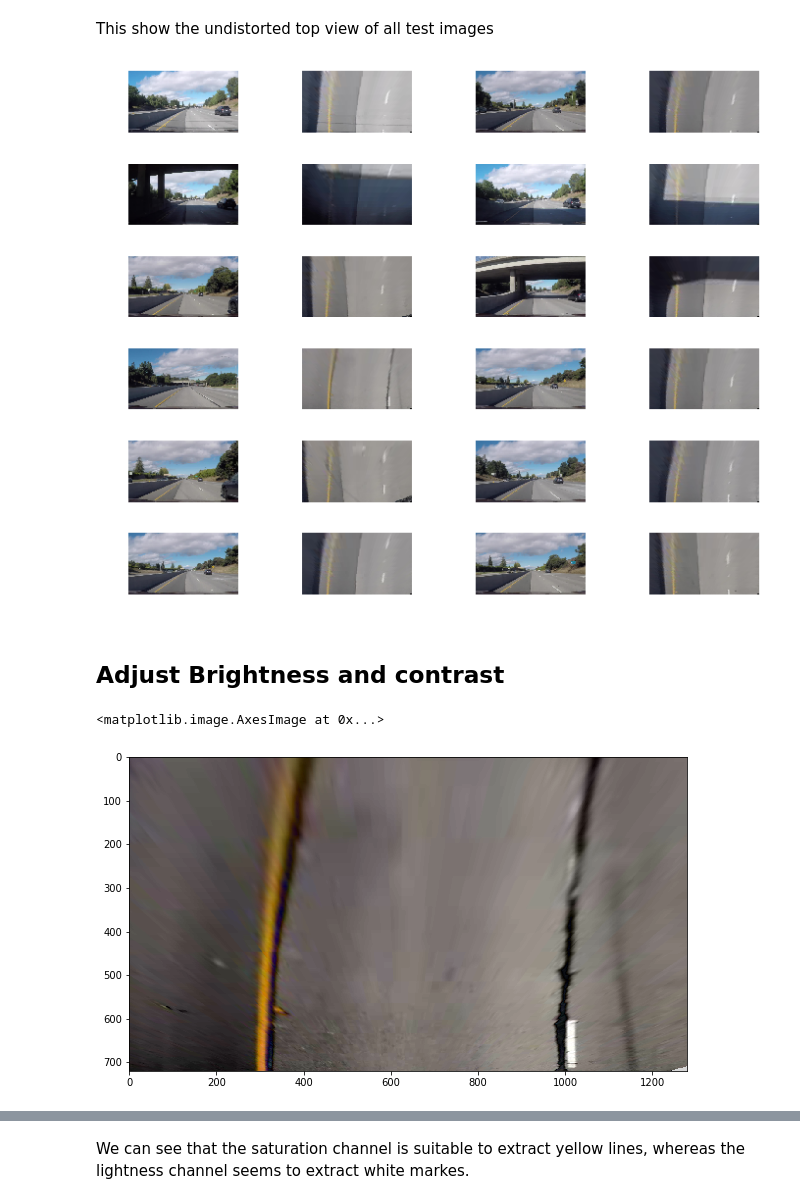
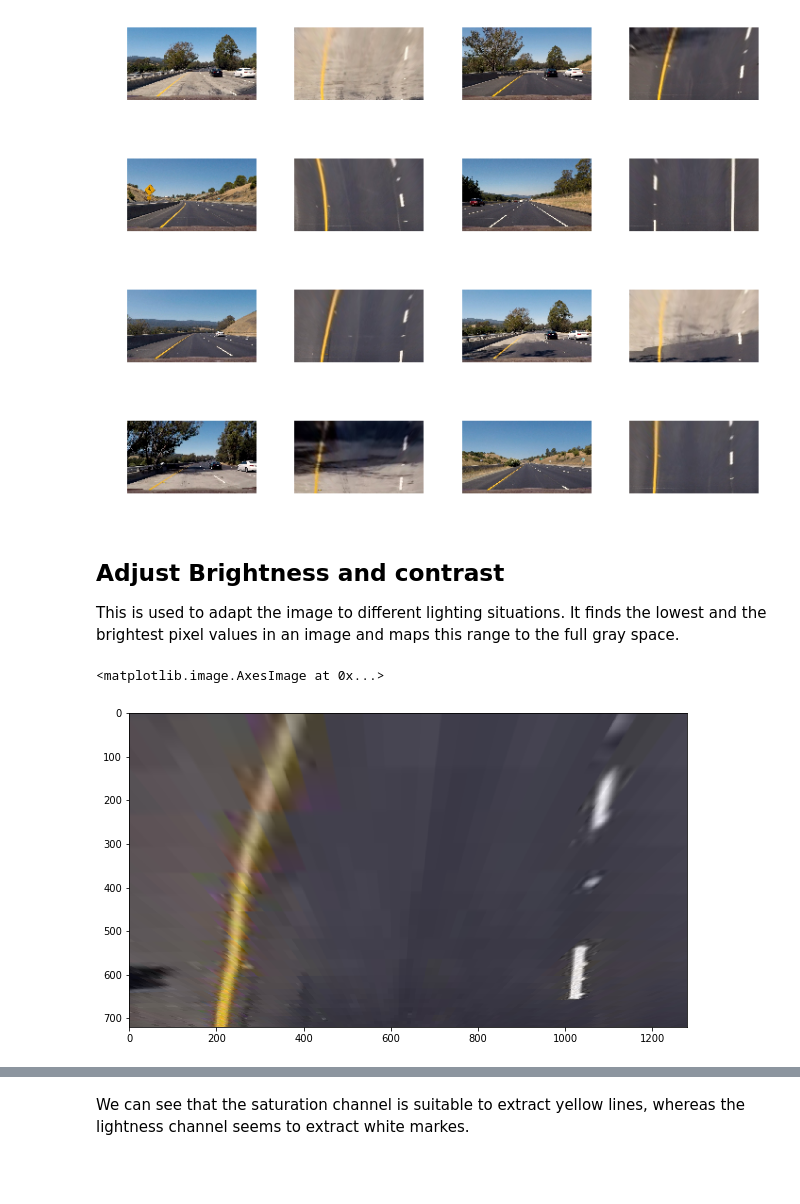
Before and after one commit to mayio/CarND-Advanced-Lane-Lines, a Jupyter notebook: Advanced_Lane_Detection.ipynb, the cells around one changed output, grey strips where cells are left out. Saved outputs shown, nothing was run; the diff lists cells and outputs as text; code cells hidden in the pictures; blank space fills up the shorter version.

Commit message:
Tune Parameters, Improve similarity measure of lane marking candidates

```diff
--- a/Advanced_Lane_Detection.ipynb
+++ b/Advanced_Lane_Detection.ipynb
@@ -61,26 +102,0 @@ This is an orignal image from camera
-# %%
-# read a distorted image
-'''
-
-distorted_image = mpimg.imread('test_images/straight_lines2.jpg')
-distorted_image = mpimg.imread('test_images/project_video/image-027.jpg')
-
-# top left, top right, bottom right, bottom left corners of
-# a straight lane
-# project video
-corners = [[555,475], [733,475], [1009, 647], [311,647]]
-corners = [[571,464], [713,464], [1032, 661], [288,661]]
-margin_horz = 240
-'''
-
-distorted_image = mpimg.imread('test_images/challenge/image-002.jpg')
-
-# top left, top right, bottom right, bottom left corners of
-# a straight lane
-# challenge video
-corners = [[602,484], [730,484], [1022, 674], [340,674]]
-margin_horz = 300
-
-# show the distorted image
-plt.figure(figsize=(plt_img_width,plt_img_height))
-plt.imshow(distorted_image)
@@ -104,39 +105,47 @@ topview_image_height, topview_image_width, topview_image_depth = topview_image.s
-# %% [markdown]
-This show the undistorted top view of all test images
 # %%
-#test_images_file_filter = 'test_images/*.jpg'
-#test_images_file_file_names = glob.glob(test_images_file_filter)
+import glob
 
+# Test images from project video
+test_images_file_filter = 'test_images/*.jpg'
+test_images_file_file_names = glob.glob(test_images_file_filter)
+
+'''
+# Test images from challenge video
 test_images_file_filter = 'test_images/challenge/*.jpg'
 test_images_file_file_names = glob.glob(test_images_file_filter)[::4]
+'''
+
 undistorted_top_views = []
 distorted_images = []
 
 fig, axs = plt.subplots(ncols=4, nrows=int(len(test_images_file_file_names) / 2), figsize=(plt_img_width, plt_img_height))
 axs = axs.ravel()
 
 for index, distorted_image_file_name in zip(range(len(test_images_file_file_names)), test_images_file_file_names):
     if (index * 2 + 1) >= len(axs):
         break
 
     image = mpimg.imread(distorted_image_file_name)
     distorted_images.append(image)
 
     topview_image_gallery, M, Minv = top_view(image, mtx, dist, corners, margin_horz)
     undistorted_top_views.append(topview_image_gallery)
 
     axs[index*2].imshow(image)
     axs[index*2].set_axis_off()
     axs[index*2+1].imshow(topview_image_gallery)
     axs[index*2+1].set_axis_off()
 
 plt.tight_layout()
 # %% [output]
-[figure, old version]
+[figure, new version]
-# %% [markdown]
-## Adjust Brightness and contrast
+# %% [markdown]
+## Adjust Brightness and contrast
+
+This is used to adapt the image to different lighting situations. It finds the lowest and the brightest pixel values in an image and maps this range to the full gray space.
 # %%
 def adjust_brightness_and_contrast(image):
+    return image
     # http://answers.opencv.org/question/75510/how-to-make-auto-adjustmentsbrightness-and-contrast-for-image-android-opencv-image-correction/
     gray = cv2.cvtColor(image, cv2.COLOR_RGB2GRAY)
     hist = cv2.calcHist([gray], [0], None, [256], [0, 256])
@@ -144,7 +153,7 @@ def adjust_brightness_and_contrast(image):
     max_val = 255
     min_val = 0
     hist_threshold_value_max = 400
-    hist_threshold_value_min = 4000
+    hist_threshold_value_min = 400
     bright_pixel = 0
     dark_pixel = 0
 
@@ -182,7 +191,7 @@ plt.imshow(adjusted_top_view_image)
 #adjust_brightness_and_contrast(topview_image)
 # %% [output]
 <matplotlib.image.AxesImage at 0x...>
-[figure, old version]
+[figure, new version]
 # %% [markdown]
 ## Evaluation of color channel
 
```
Also changed, not shown: parts of 39 cells of this notebook, 2 other files.
